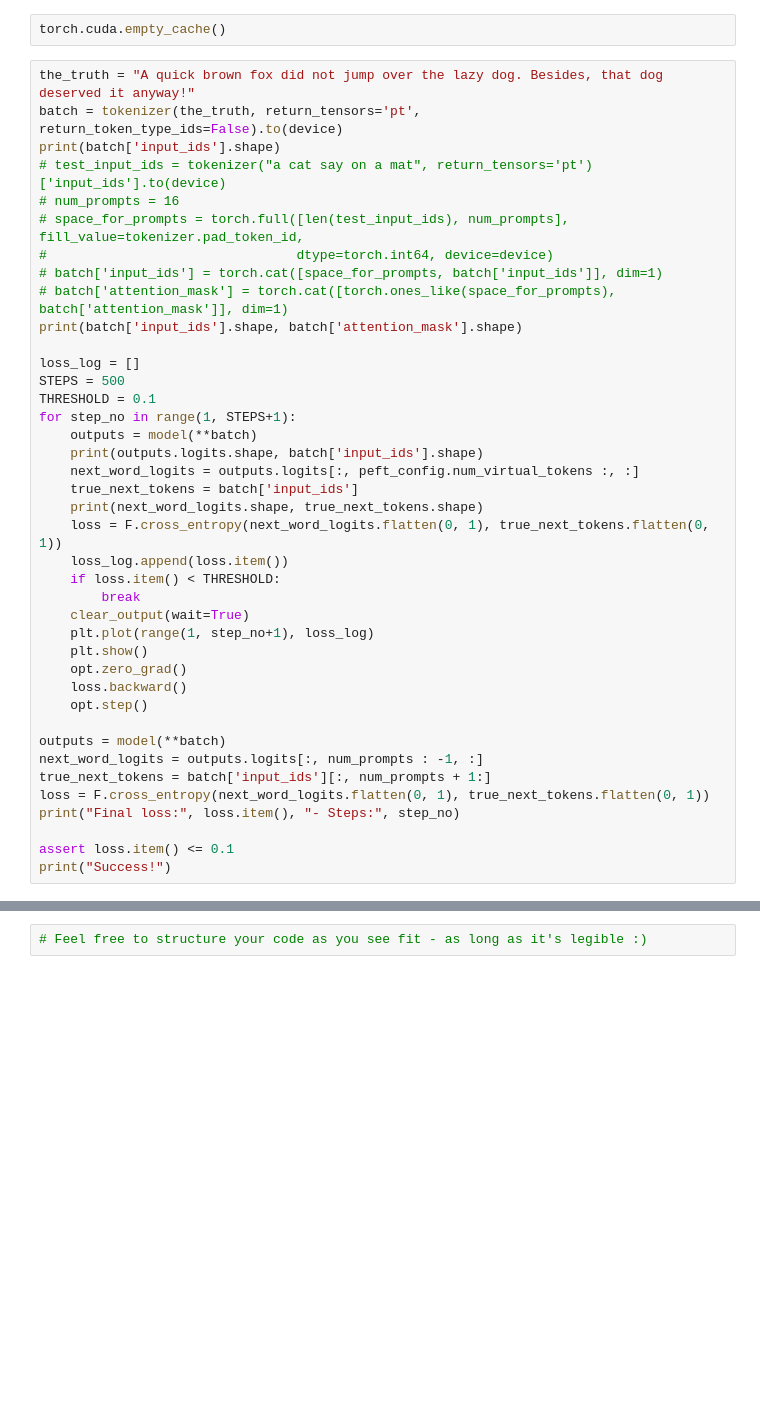
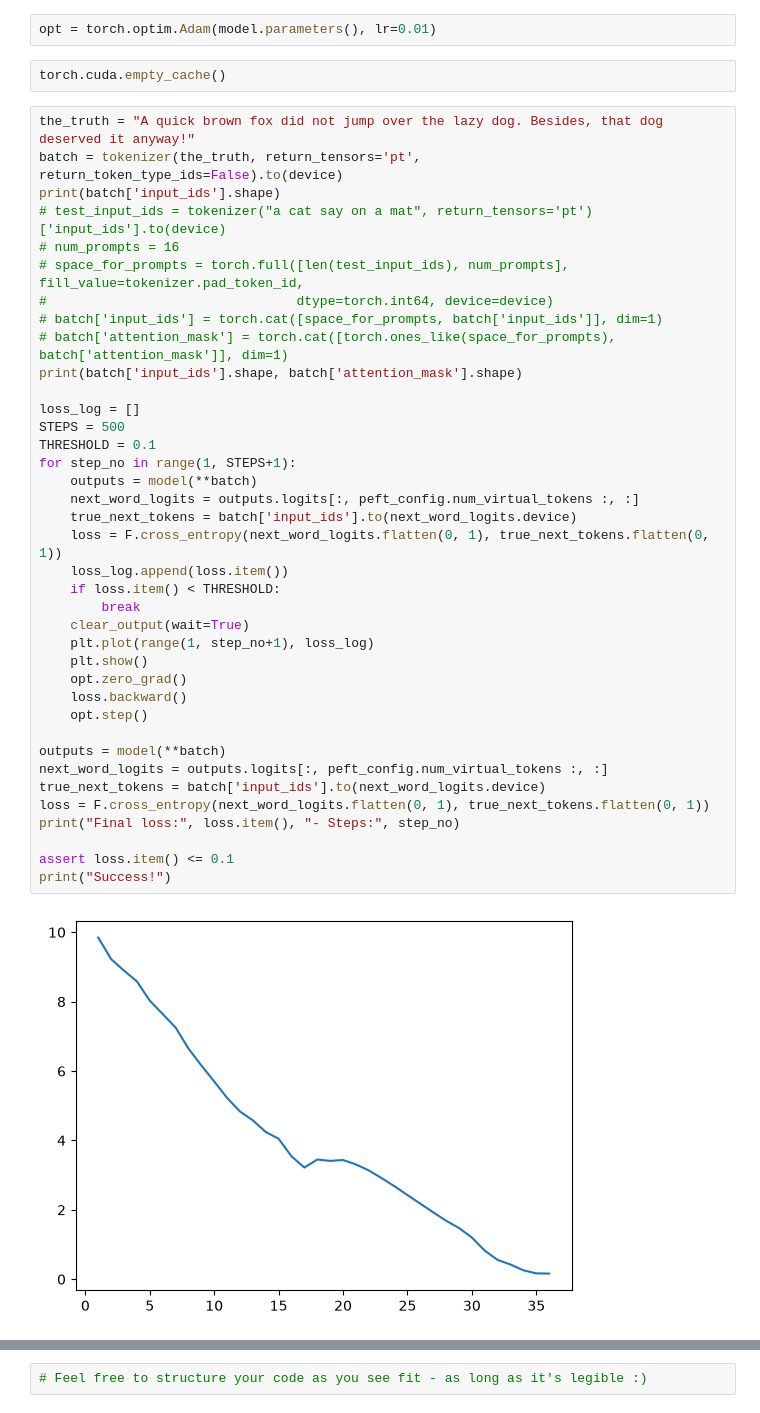
Before and after one commit to AjnoEO/ysda_nlp_course, a Jupyter notebook: week08_finetuning/seminar.ipynb, the cells around one changed output, grey strips where cells are left out. Cells and saved outputs as stored; diff of their text form; blank space fills up the shorter version.

Commit message:
Библиотека PEFT, LoRA

```diff
--- a/week08_finetuning/seminar.ipynb
+++ b/week08_finetuning/seminar.ipynb
@@ -265,6 +265,8 @@ Parameters:
   trainable: 65,536, total: 8,190,800,896, percent trainable: 0.0008%
 State:
   active: default, available: default
+# %%
+opt = torch.optim.Adam(model.parameters(), lr=0.01)
 # %%
 torch.cuda.empty_cache()
 # %%
@@ -276,35 +278,34 @@ print(batch['input_ids'].shape)
 # space_for_prompts = torch.full([len(test_input_ids), num_prompts], fill_value=tokenizer.pad_token_id,
 #                                dtype=torch.int64, device=device)
 # batch['input_ids'] = torch.cat([space_for_prompts, batch['input_ids']], dim=1)
 # batch['attention_mask'] = torch.cat([torch.ones_like(space_for_prompts), batch['attention_mask']], dim=1)
 print(batch['input_ids'].shape, batch['attention_mask'].shape)
 
 loss_log = []
 STEPS = 500
 THRESHOLD = 0.1
 for step_no in range(1, STEPS+1):
     outputs = model(**batch)
-    print(outputs.logits.shape, batch['input_ids'].shape)
     next_word_logits = outputs.logits[:, peft_config.num_virtual_tokens :, :]
-    true_next_tokens = batch['input_ids']
-    print(next_word_logits.shape, true_next_tokens.shape)
+    true_next_tokens = batch['input_ids'].to(next_word_logits.device)
     loss = F.cross_entropy(next_word_logits.flatten(0, 1), true_next_tokens.flatten(0, 1))
     loss_log.append(loss.item())
     if loss.item() < THRESHOLD:
         break
     clear_output(wait=True)
     plt.plot(range(1, step_no+1), loss_log)
     plt.show()
     opt.zero_grad()
     loss.backward()
     opt.step()
 
 outputs = model(**batch)
-next_word_logits = outputs.logits[:, num_prompts : -1, :]
-true_next_tokens = batch['input_ids'][:, num_prompts + 1:]
+next_word_logits = outputs.logits[:, peft_config.num_virtual_tokens :, :]
+true_next_tokens = batch['input_ids'].to(next_word_logits.device)
 loss = F.cross_entropy(next_word_logits.flatten(0, 1), true_next_tokens.flatten(0, 1))
 print("Final loss:", loss.item(), "- Steps:", step_no)
 
 assert loss.item() <= 0.1
 print("Success!")
 # %% [output]
+[figure, added]
```
Also changed, not shown: parts of 6 cells of this notebook.
